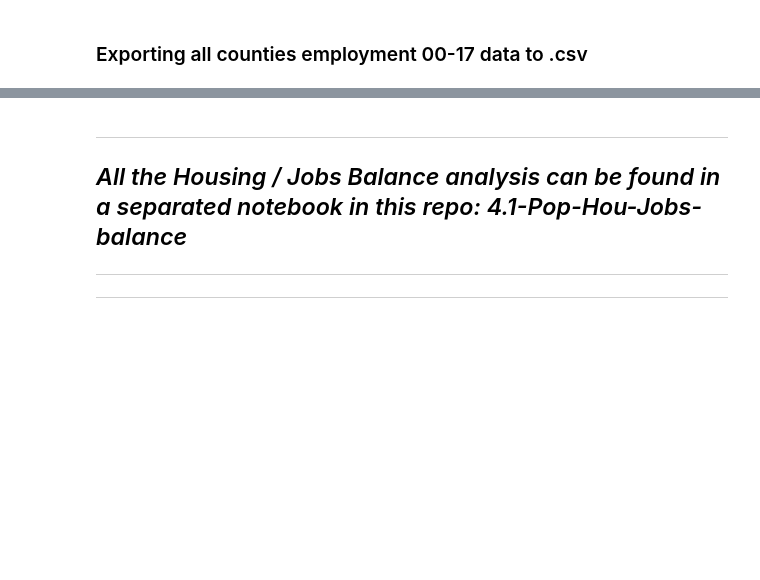
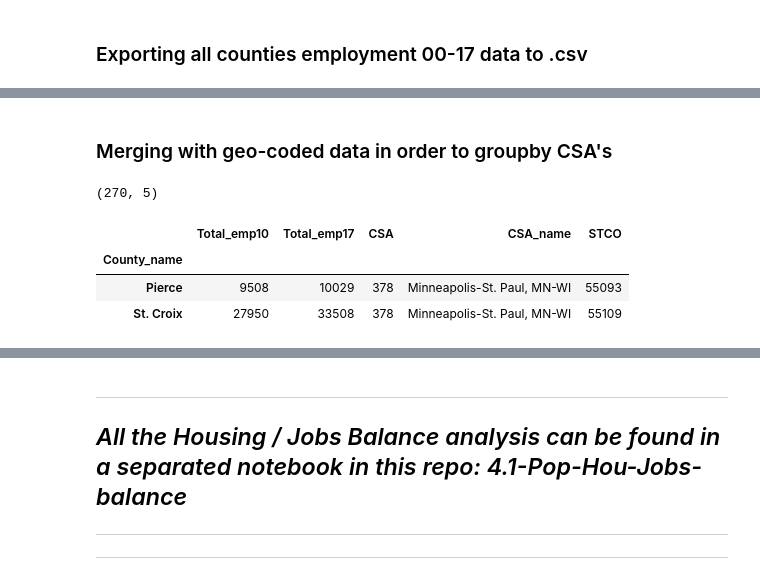
Before and after one commit to NYCPlanning/rp-USmetros_comparison, a Jupyter notebook: 4-EMPLOYMENT_BLS-QCEW10-17.ipynb, the cells around one changed output, grey strips where cells are left out. Cells and saved outputs as stored; diff of their text form; code cells hidden in the pictures; blank space fills up the shorter version.

```diff
--- a/4-EMPLOYMENT_BLS-QCEW10-17.ipynb
+++ b/4-EMPLOYMENT_BLS-QCEW10-17.ipynb
@@ -350,0 +400,5 @@ JobsCO.to_csv('exports/Jobs00-17CO.csv')
+# %%
+mypath2 = '/Users/danachermesh/Desktop/DCP Internship/2010.annual.by_area/'# change to your path
+filesList2 = os.listdir(mypath2)
+
+filesList2
@@ -350,0 +489,14 @@ JobsCO.to_csv('exports/Jobs00-17CO.csv')
+# %% [markdown]
+### Merging with geo-coded data in order to groupby CSA's
+# %%
+JobsCO_CSA10 = JobsCO10.merge(geo, left_index=True,
+                              right_on='STCO').set_index('County_name')
+
+print(JobsCO_CSA10.shape)
+JobsCO_CSA10.tail(2)
+# %% [output]
+(270, 5)
+|  | Total_emp10 | Total_emp17 | CSA | CSA_name | STCO |
+| County_name |  |  |  |  |  |
+| Pierce | 9508 | 10029 | 378 | Minneapolis-St. Paul, MN-WI | 55093 |
+| St. Croix | 27950 | 33508 | 378 | Minneapolis-St. Paul, MN-WI | 55109 |
```
Also changed, not shown: parts of 12 cells of this notebook, 3 other files.
